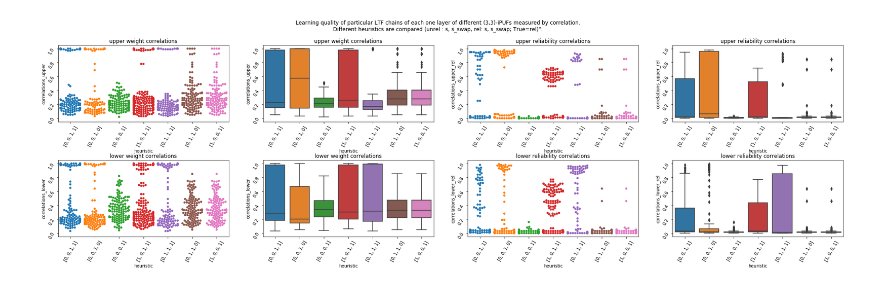
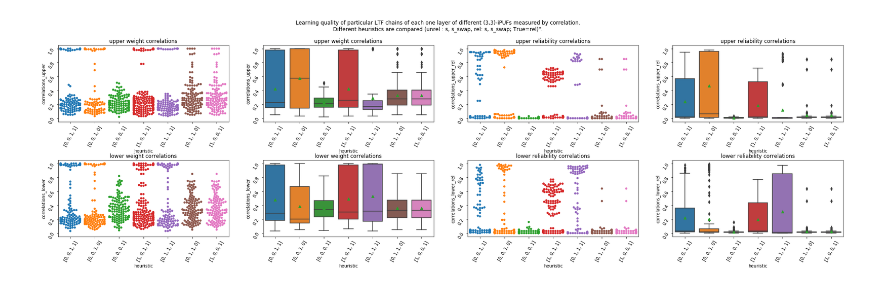
Before and after one commit to nils-wisiol/pypuf, a Jupyter notebook: visualize_custom_layer_attack_statistics.ipynb, the cells around one changed output. Saved outputs shown, nothing was run; the diff lists cells and outputs as text; code cells hidden in the pictures.

Commit message:
improve plots

```diff
--- a/visualize_custom_layer_attack_statistics.ipynb
+++ b/visualize_custom_layer_attack_statistics.ipynb
@@ -87,34 +86,34 @@ fig.suptitle(f'Learning quality of particular LTF chains of the {layer} layer of
              f'A jitter effect (random noise of standard deviation = {jitter}) was applied to make concealed points visible.')
 savefig(fname=f'figures/rel-based_attack_on_ipuf_{layer}_chains_statistics{"_separate" if separate else ""}.pdf', dpi=300)
 # %%
-from seaborn import swarmplot
 nrows = 2
 ncols = 4
 fig, axes = subplots(nrows=nrows, ncols=ncols, figsize=(32, 8))
 separate = False
 filtered_data = data[
     (data['separate'] == separate)
 ]
 
 for i, layer in enumerate(['upper', 'lower']):
     for j in range(ncols):
         axes[i, j].set_ylim([-0.05, 1.05])
         swarmplot(
             x='heuristic',
             y=f'correlations_{layer}{"" if j < 2 else "_rel"}',
             data=filtered_data,
             ax=axes[i, j],
         ) if j % 2 == 0 else boxplot(
             x='heuristic',
             y=f'correlations_{layer}{"" if j < 2 else "_rel"}',
             data=filtered_data,
             ax=axes[i, j],
+            showmeans=True,
         )
         axes[i, j].set_title(f'{layer} {"weight" if j < 2 else "reliability"} correlations')
         axes[i, j].tick_params(labelrotation=60)
 fig.subplots_adjust(hspace=0.5)
 fig.suptitle('Learning quality of particular LTF chains of each one layer of different (3,3)-iPUFs measured by '
              'correlation.\nDifferent heuristics are compared (unrel : s, s_swap, rel: s, s_swap; True=rel)".\n')
 savefig(fname='figures/rel-based_attack_on_ipuf_layer_chains_heuristics.pdf', dpi=300)
 # %% [output]
-[figure, old version]
+[figure, new version]
```
Also changed, not shown: parts of 3 cells of this notebook.
